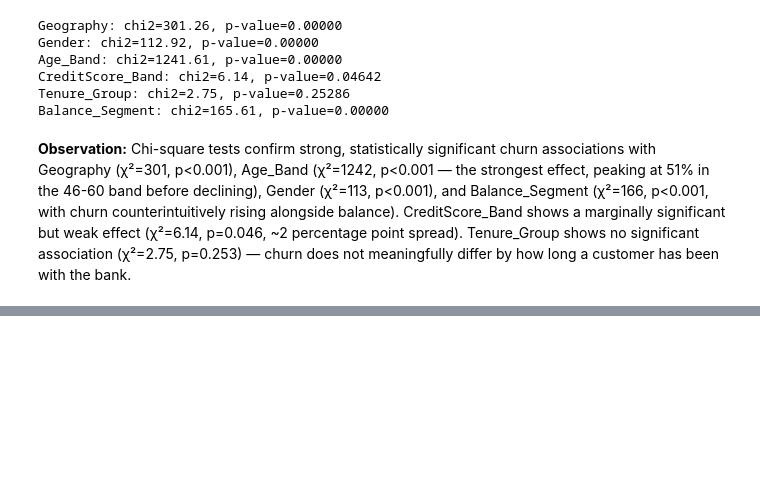
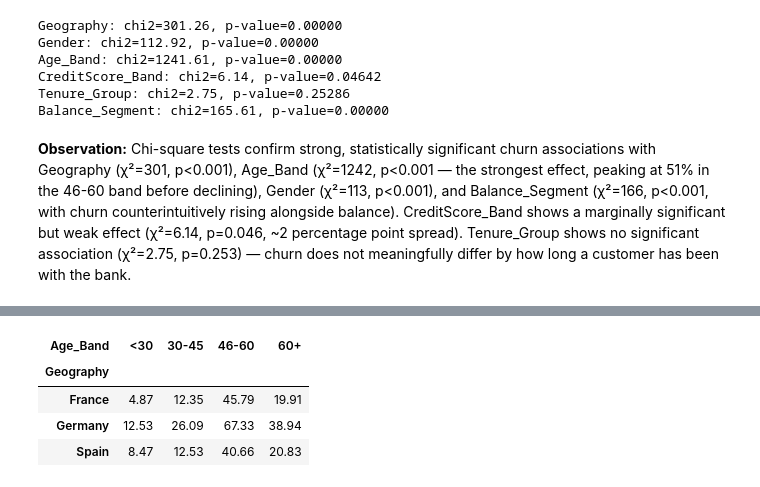
Before and after one commit to VanshKansal1110/Data_Analytics_Projects, a Jupyter notebook: Project_02__Bank_Churn_Segmentation/notebooks/01_eda.ipynb, the cells around one changed output, grey strips where cells are left out. Saved outputs shown, nothing was run; the diff lists cells and outputs as text; code cells hidden in the pictures; blank space fills up the shorter version.

```diff
--- a/Project_02__Bank_Churn_Segmentation/notebooks/01_eda.ipynb
+++ b/Project_02__Bank_Churn_Segmentation/notebooks/01_eda.ipynb
@@ -242,0 +246,10 @@ Balance_Segment: chi2=165.61, p-value=0.00000
+# %%
+geo_age_churn = df.groupby(['Geography', 'Age_Band'])['Exited'].mean().mul(100).round(2)
+geo_age_churn = geo_age_churn.unstack()
+geo_age_churn
+# %% [output]
+| Age_Band | <30 | 30-45 | 46-60 | 60+ |
+| Geography |  |  |  |  |
+| France | 4.87 | 12.35 | 45.79 | 19.91 |
+| Germany | 12.53 | 26.09 | 67.33 | 38.94 |
+| Spain | 8.47 | 12.53 | 40.66 | 20.83 |
```
Also changed, not shown: parts of 5 cells of this notebook.
